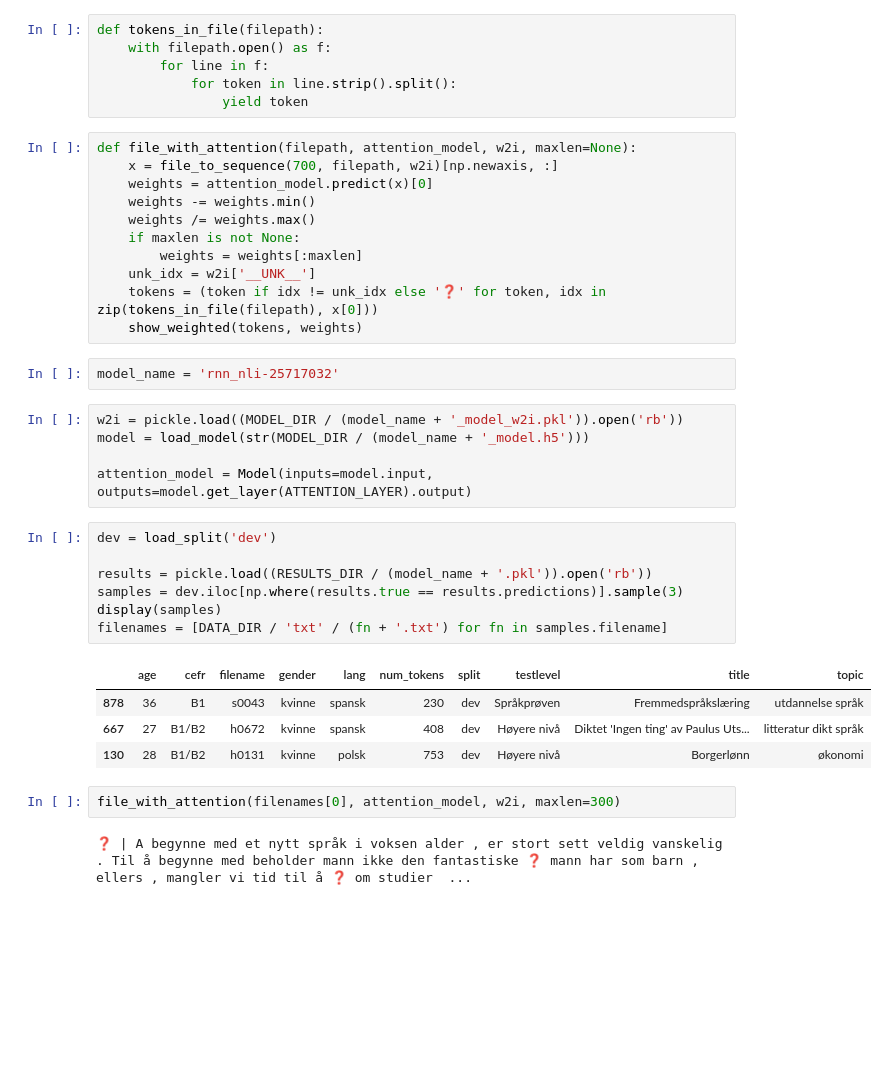
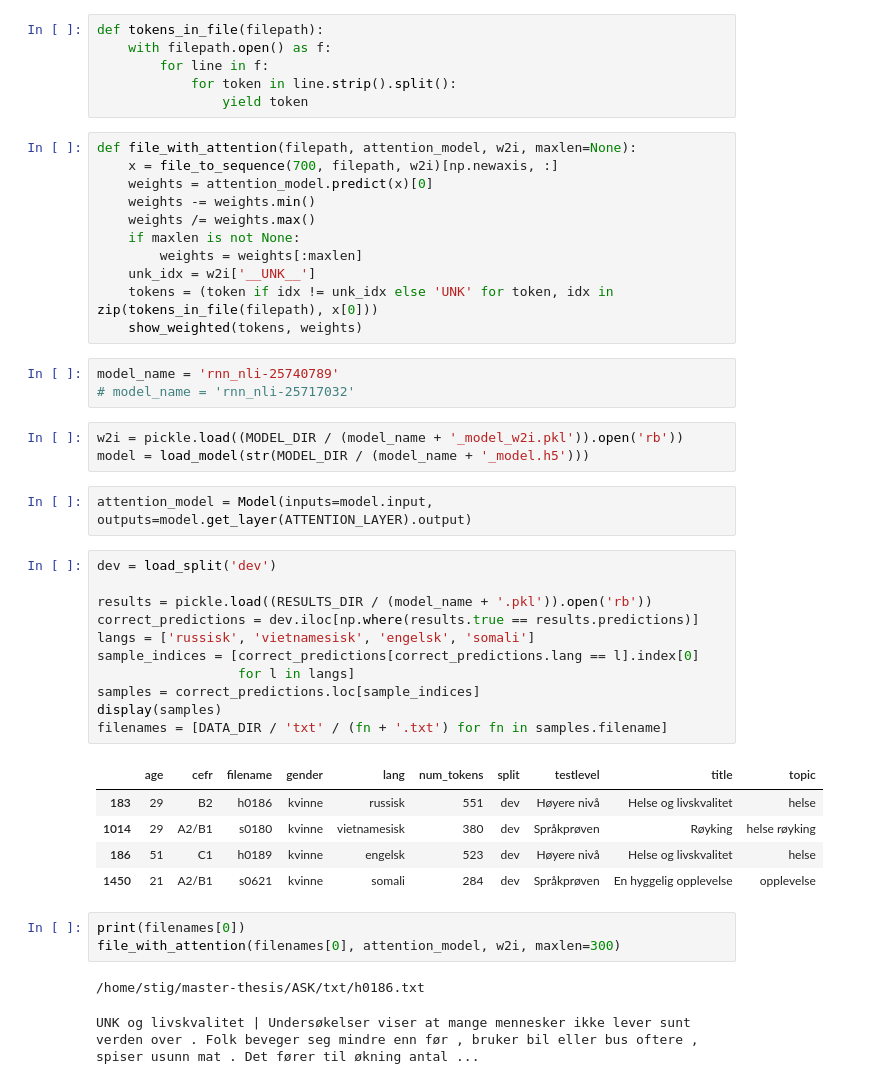
Before and after one commit to PhyloStar/NorskASK, a Jupyter notebook: notebooks/Visualize attention.ipynb, the cells around one changed output. Drawn from its saved outputs; the diff is of its cells as text; blank space fills up the shorter version.

```diff
--- a/notebooks/Visualize attention.ipynb
+++ b/notebooks/Visualize attention.ipynb
@@ -41,29 +39,37 @@ def file_with_attention(filepath, attention_model, w2i, maxlen=None):
     if maxlen is not None:
         weights = weights[:maxlen]
     unk_idx = w2i['__UNK__']
-    tokens = (token if idx != unk_idx else '❓' for token, idx in zip(tokens_in_file(filepath), x[0]))
+    tokens = (token if idx != unk_idx else 'UNK' for token, idx in zip(tokens_in_file(filepath), x[0]))
     show_weighted(tokens, weights)
 # %%
-model_name = 'rnn_nli-25717032'
+model_name = 'rnn_nli-25740789'
+# model_name = 'rnn_nli-25717032'
 # %%
 w2i = pickle.load((MODEL_DIR / (model_name + '_model_w2i.pkl')).open('rb'))
 model = load_model(str(MODEL_DIR / (model_name + '_model.h5')))
-
-attention_model = Model(inputs=model.input, outputs=model.get_layer(ATTENTION_LAYER).output)
+# %%
+attention_model = Model(inputs=model.input, outputs=model.get_layer(ATTENTION_LAYER).output)
 # %%
 dev = load_split('dev')
 
 results = pickle.load((RESULTS_DIR / (model_name + '.pkl')).open('rb'))
-samples = dev.iloc[np.where(results.true == results.predictions)].sample(3)
+correct_predictions = dev.iloc[np.where(results.true == results.predictions)]
+langs = ['russisk', 'vietnamesisk', 'engelsk', 'somali']
+sample_indices = [correct_predictions[correct_predictions.lang == l].index[0]
+                  for l in langs]
+samples = correct_predictions.loc[sample_indices]
 display(samples)
 filenames = [DATA_DIR / 'txt' / (fn + '.txt') for fn in samples.filename]
 # %% [output]
 |  | age | cefr | filename | gender | lang | num_tokens | split | testlevel | title | topic |
-| 878 | 36 | B1 | s0043 | kvinne | spansk | 230 | dev | Språkprøven | Fremmedspråkslæring | utdannelse språk |
-| 667 | 27 | B1/B2 | h0672 | kvinne | spansk | 408 | dev | Høyere nivå | Diktet 'Ingen ting' av Paulus Uts... | litteratur dikt språk |
-| 130 | 28 | B1/B2 | h0131 | kvinne | polsk | 753 | dev | Høyere nivå | Borgerlønn | økonomi |
+| 183 | 29 | B2 | h0186 | kvinne | russisk | 551 | dev | Høyere nivå | Helse og livskvalitet | helse |
+| 1014 | 29 | A2/B1 | s0180 | kvinne | vietnamesisk | 380 | dev | Språkprøven | Røyking | helse røyking |
+| 186 | 51 | C1 | h0189 | kvinne | engelsk | 523 | dev | Høyere nivå | Helse og livskvalitet | helse |
+| 1450 | 21 | A2/B1 | s0621 | kvinne | somali | 284 | dev | Språkprøven | En hyggelig opplevelse | opplevelse |
 # %%
+print(filenames[0])
 file_with_attention(filenames[0], attention_model, w2i, maxlen=300)
 # %% [output]
-❓ | A begynne med et nytt språk i voksen alder , er stort sett veldig vanskelig . Til å begynne med beholder mann ikke den fantastiske ❓ mann har som barn , ellers , mangler vi tid til å ❓ om studier  ...
+/home/stig/master-thesis/ASK/txt/h0186.txt
+UNK og livskvalitet | Undersøkelser viser at mange mennesker ikke lever sunt verden over . Folk beveger seg mindre enn før , bruker bil eller bus oftere , spiser usunn mat . Det fører til økning antal ...
 # %%
```
Also changed, not shown: parts of 6 cells of this notebook, 10 other files.
